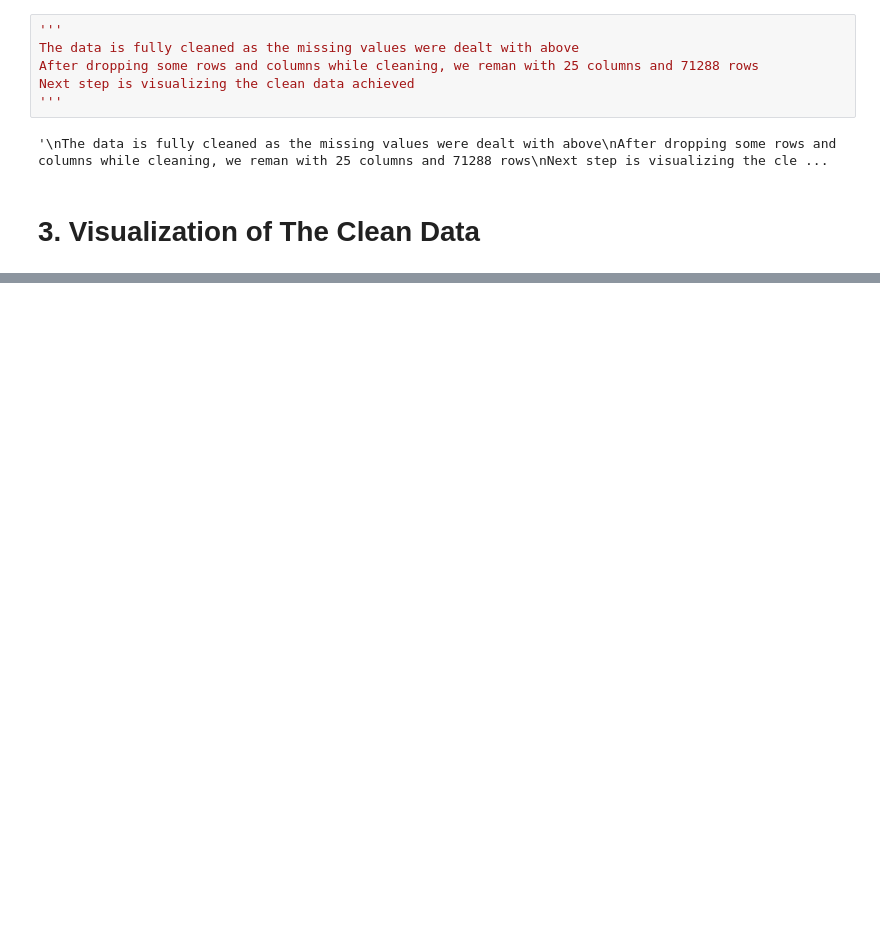
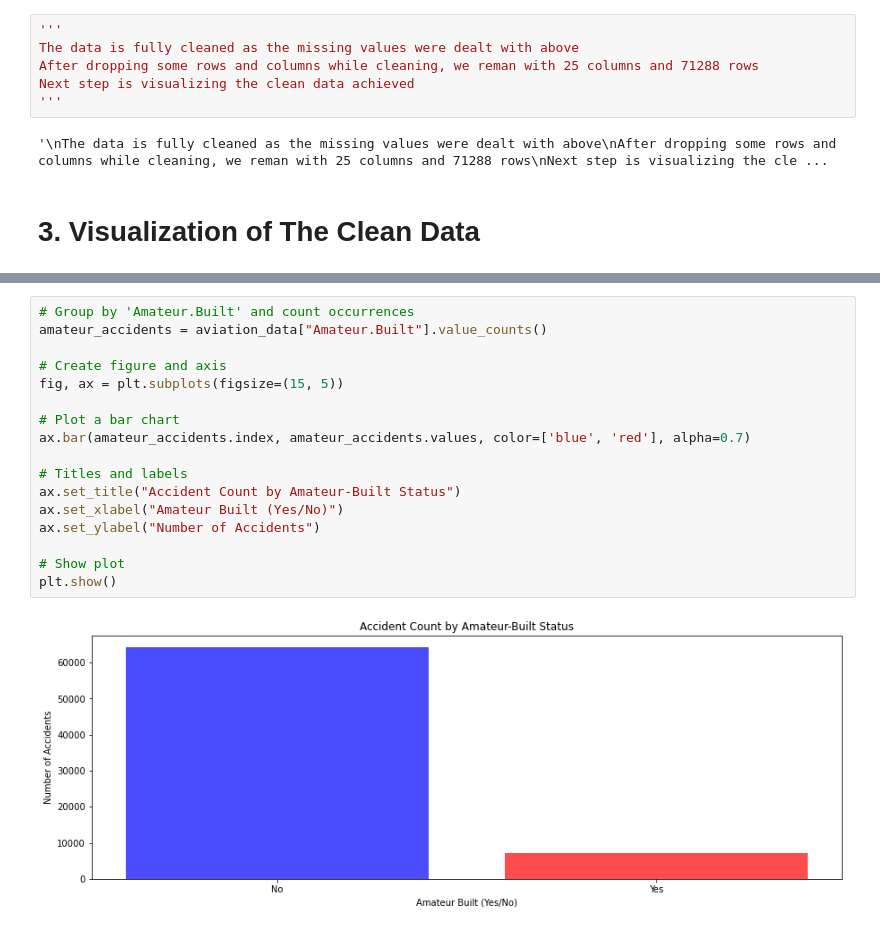
Before and after one commit to EngBrian/phase_1_project, a Jupyter notebook: index.ipynb, the cells around one changed output, grey strips where cells are left out. Cells and saved outputs as stored; diff of their text form; blank space fills up the shorter version.

```diff
--- a/index.ipynb
+++ b/index.ipynb
@@ -434,0 +485,19 @@ and over 6000 makes which were involved in accidents.
+# %%
+# Group by 'Amateur.Built' and count occurrences
+amateur_accidents = aviation_data["Amateur.Built"].value_counts()
+
+# Create figure and axis
+fig, ax = plt.subplots(figsize=(15, 5))
+
+# Plot a bar chart
+ax.bar(amateur_accidents.index, amateur_accidents.values, color=['blue', 'red'], alpha=0.7)
+
+# Titles and labels
+ax.set_title("Accident Count by Amateur-Built Status")
+ax.set_xlabel("Amateur Built (Yes/No)")
+ax.set_ylabel("Number of Accidents")
+
+# Show plot
+plt.show()
+# %% [output]
+[figure, added]
```
Also changed, not shown: parts of 39 cells of this notebook.
